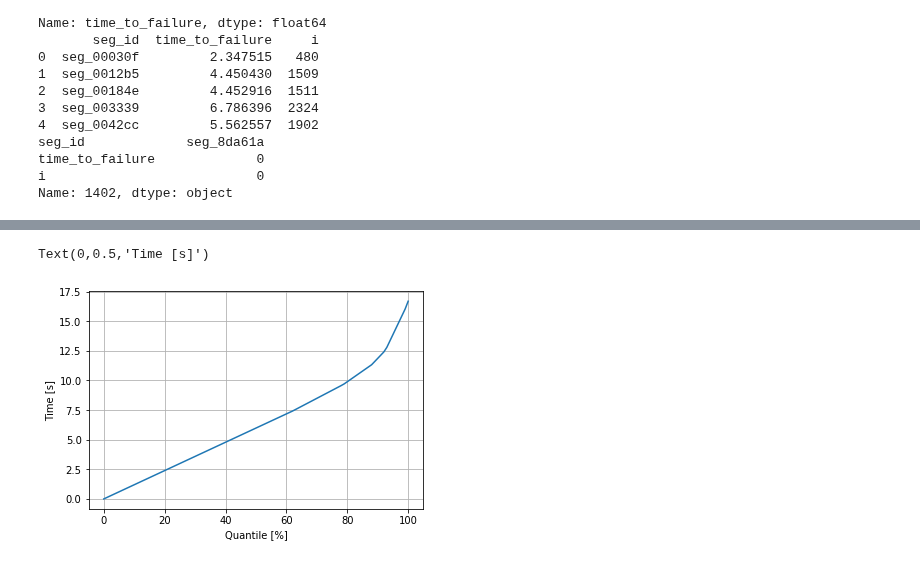
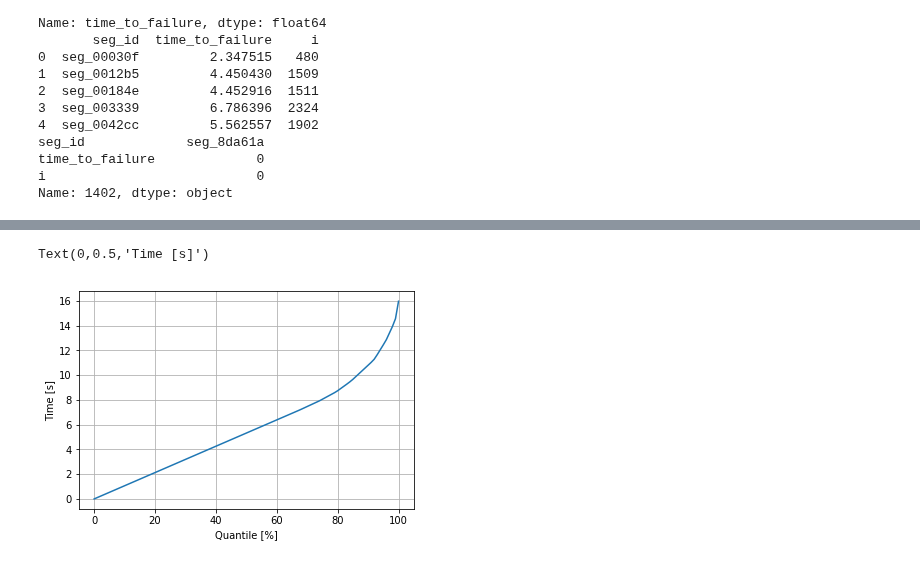
Before and after one commit to ido90/Earthquakes, a Jupyter notebook: Fitting Test Distribution.ipynb, the cells around one changed output, grey strips where cells are left out. Cells and saved outputs as stored; diff of their text form; code cells hidden in the pictures.

```diff
--- a/Fitting Test Distribution.ipynb
+++ b/Fitting Test Distribution.ipynb
@@ -74,15 +74,3 @@ seg_id             seg_8da61a
 time_to_failure             0
 i                           0
 Name: 1402, dtype: object
-# %%
-# get distribution
-lengths = [9.72, 12.550547, 11.332904,  7.436445, 11.332904, 16.447006,  9.628203, 12.550547, 16.690535]
-lengths.sort()
-n_quakes = len(lengths)
-lengths = [0] + lengths
-dls = np.diff(lengths)
-segs_per_sec = (4096/0.001064)/150e3
-print(lengths)
-print(dls)
-segs_per_interval = [(n_quakes-i)*l*segs_per_sec for i,l in enumerate(dls)]
-np.cumsum(segs_per_interval)
@@ -102,0 +127,2 @@ array([0.        , 0.6214929 , 0.78431407, 0.79028105, 0.88014553,
+# %%
+p = Projector(group='train', verbose=True)
@@ -103,18 +139,10 @@ array([0.        , 0.6214929 , 0.78431407, 0.79028105, 0.88014553,
 # %%
-def q2t(q):
-    i_seg = sum(q>segs_thresholds)
-    x1 = segs_thresholds[i_seg-1]
-    x2 = segs_thresholds[i_seg]
-    y1 = lengths[i_seg-1]
-    y2 = lengths[i_seg]
-    return y1 + (q-x1)*(y2-y1)/(x2-x1)
-
-plt.plot(range(101), [q2t(i/100) for i in range(101)])
+plt.plot(range(101), [p.q2t(i/100) for i in range(101)])
 plt.grid()
 plt.xlabel('Quantile [%]')
 plt.ylabel('Time [s]')
 # %% [output]
 Text(0,0.5,'Time [s]')
-[figure, old version]
+[figure, new version]
 # %%
 # project predictions on test distribution
```
Also changed, not shown: parts of 5 cells of this notebook.
